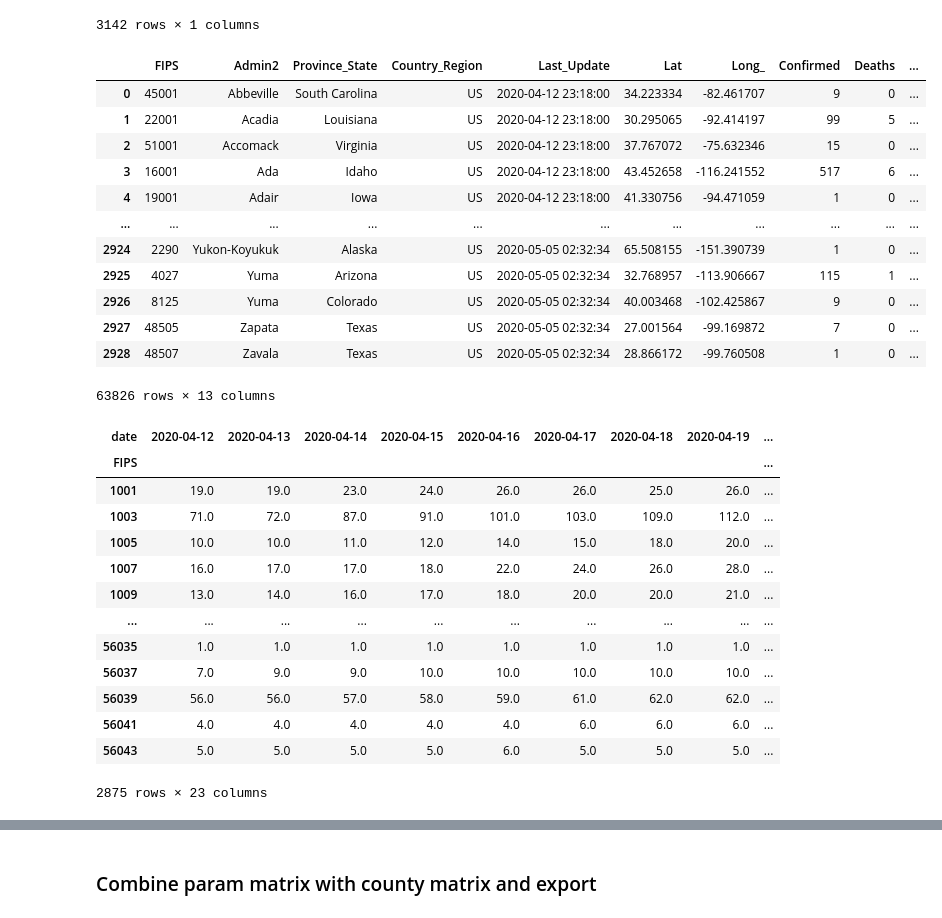
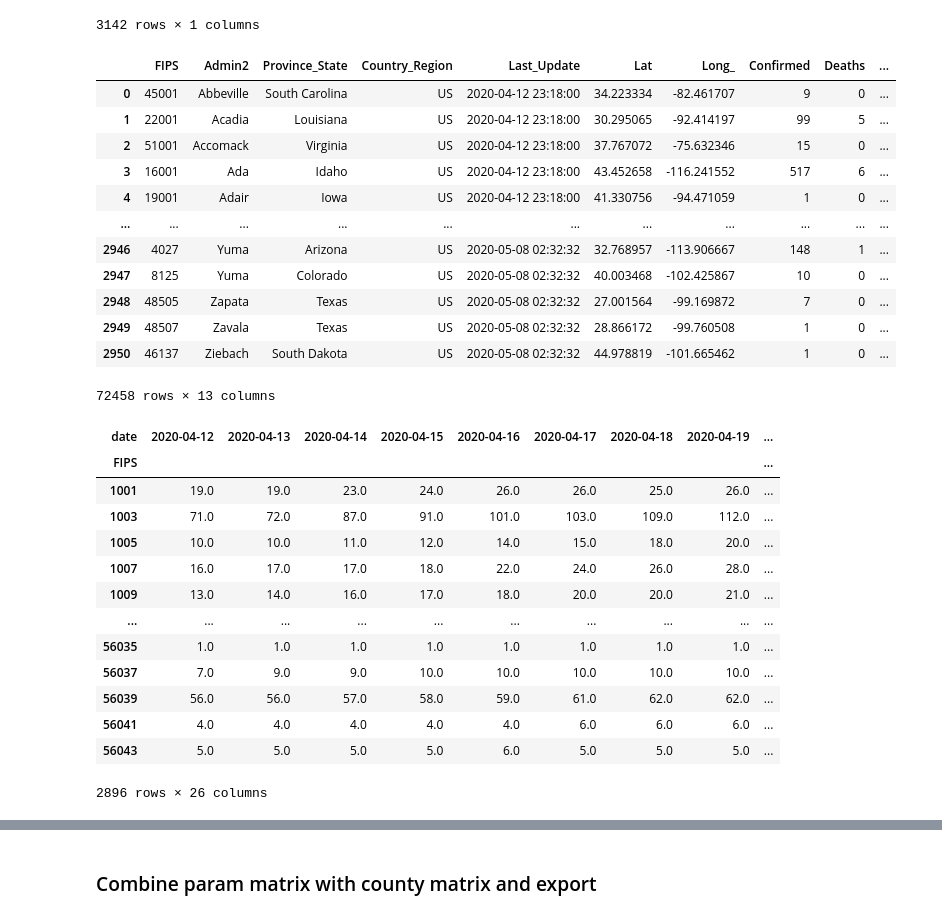
Before and after one commit to not-a-hot-dog/parallelized-disease-modeling, a Jupyter notebook: data/generate_matrix.ipynb, the cells around one changed output, grey strips where cells are left out. Drawn from its saved outputs; the diff is of its cells as text; code cells hidden in the pictures.

```diff
--- a/data/generate_matrix.ipynb
+++ b/data/generate_matrix.ipynb
@@ -45,36 +44,36 @@ census_df
 # %%
 # JHU Dataset
 # https://github.com/CSSEGISandData/COVID-19
 # set dates based files in COVID-19\csse_covid_19_data\csse_covid_19_daily_reports_us
 dates = [f'04-{12+i:02d}-2020' for i in range(19)]
-dates += [f'05-{1+i:02d}-2020' for i in range(4)]
+dates += [f'05-{1+i:02d}-2020' for i in range(7)]
 
 def get_jhu_table(date):
     df = pd.read_csv(f'git/COVID-19/csse_covid_19_data/csse_covid_19_daily_reports/{date}.csv')
     df['date'] = pd.to_datetime(date)
 
     df.dropna(subset=['FIPS'], inplace=True)
     df.FIPS = df.FIPS.astype(int)
     df = df[df.FIPS.isin(census_df.index)]
 
     return df
 
 jhu_corona_df = pd.concat([get_jhu_table(i) for i in dates])
 jhu_corona_df
 # %% [output]
 |  | FIPS | Admin2 | Province_State | Country_Region | Last_Update | Lat | Long_ | Confirmed | Deaths | ... |
 | 0 | 45001 | Abbeville | South Carolina | US | 2020-04-12 23:18:00 | 34.223334 | -82.461707 | 9 | 0 | ... |
 | 1 | 22001 | Acadia | Louisiana | US | 2020-04-12 23:18:00 | 30.295065 | -92.414197 | 99 | 5 | ... |
 | 2 | 51001 | Accomack | Virginia | US | 2020-04-12 23:18:00 | 37.767072 | -75.632346 | 15 | 0 | ... |
 | 3 | 16001 | Ada | Idaho | US | 2020-04-12 23:18:00 | 43.452658 | -116.241552 | 517 | 6 | ... |
 | 4 | 19001 | Adair | Iowa | US | 2020-04-12 23:18:00 | 41.330756 | -94.471059 | 1 | 0 | ... |
 | ... | ... | ... | ... | ... | ... | ... | ... | ... | ... | ... |
-| 2924 | 2290 | Yukon-Koyukuk | Alaska | US | 2020-05-05 02:32:34 | 65.508155 | -151.390739 | 1 | 0 | ... |
-| 2925 | 4027 | Yuma | Arizona | US | 2020-05-05 02:32:34 | 32.768957 | -113.906667 | 115 | 1 | ... |
-| 2926 | 8125 | Yuma | Colorado | US | 2020-05-05 02:32:34 | 40.003468 | -102.425867 | 9 | 0 | ... |
-| 2927 | 48505 | Zapata | Texas | US | 2020-05-05 02:32:34 | 27.001564 | -99.169872 | 7 | 0 | ... |
-| 2928 | 48507 | Zavala | Texas | US | 2020-05-05 02:32:34 | 28.866172 | -99.760508 | 1 | 0 | ... |
+| 2946 | 4027 | Yuma | Arizona | US | 2020-05-08 02:32:32 | 32.768957 | -113.906667 | 148 | 1 | ... |
+| 2947 | 8125 | Yuma | Colorado | US | 2020-05-08 02:32:32 | 40.003468 | -102.425867 | 10 | 0 | ... |
+| 2948 | 48505 | Zapata | Texas | US | 2020-05-08 02:32:32 | 27.001564 | -99.169872 | 7 | 0 | ... |
+| 2949 | 48507 | Zavala | Texas | US | 2020-05-08 02:32:32 | 28.866172 | -99.760508 | 1 | 0 | ... |
+| 2950 | 46137 | Ziebach | South Dakota | US | 2020-05-08 02:32:32 | 44.978819 | -101.665462 | 1 | 0 | ... |
-63826 rows × 13 columns
+72458 rows × 13 columns
 # %%
 jhu_pivot = jhu_corona_df.pivot('FIPS', 'date').Confirmed
 jhu_pivot
@@ -92,7 +91,7 @@ jhu_pivot
 | 56039 | 56.0 | 56.0 | 57.0 | 58.0 | 59.0 | 61.0 | 62.0 | 62.0 | ... |
 | 56041 | 4.0 | 4.0 | 4.0 | 4.0 | 4.0 | 6.0 | 6.0 | 6.0 | ... |
 | 56043 | 5.0 | 5.0 | 5.0 | 5.0 | 6.0 | 5.0 | 5.0 | 5.0 | ... |
-2875 rows × 23 columns
+2896 rows × 26 columns
 # %%
 # NYTimes Data
 # https://github.com/nytimes/covid-19-data
```
Also changed, not shown: parts of 11 cells of this notebook.
